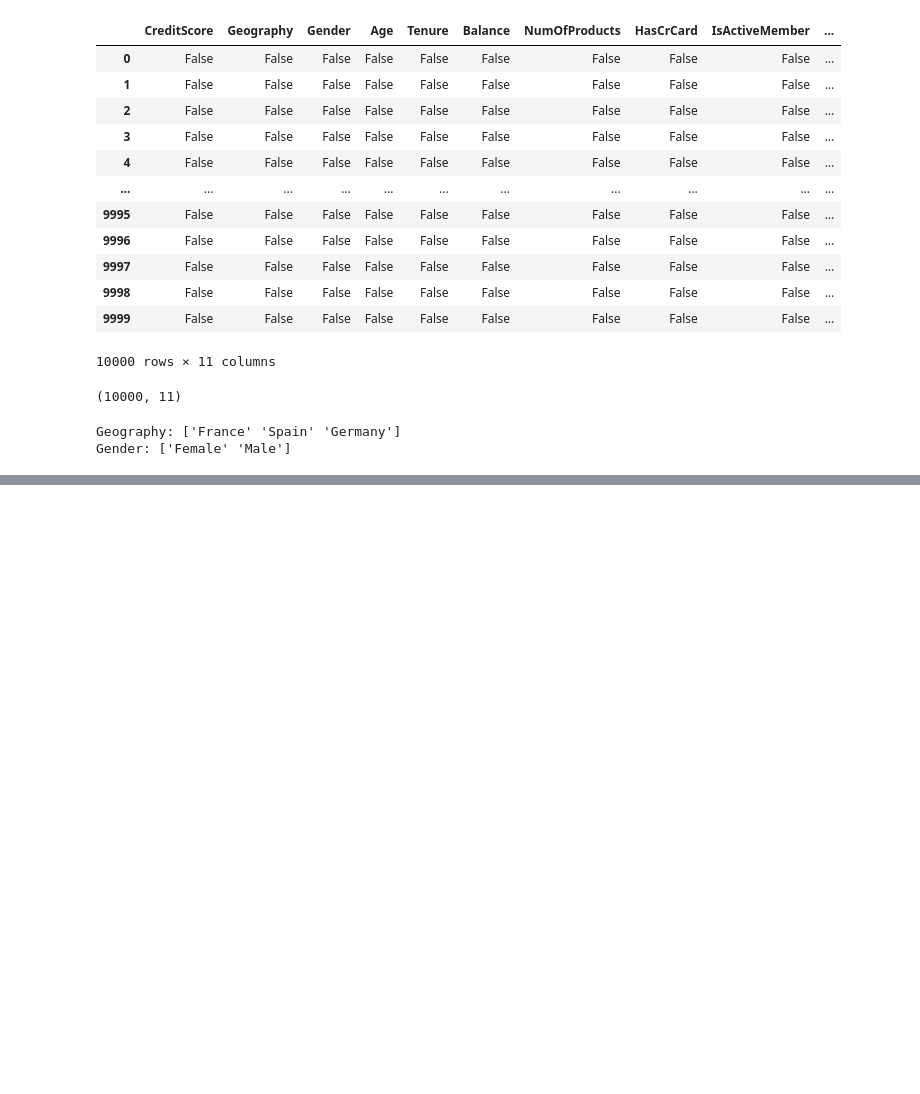
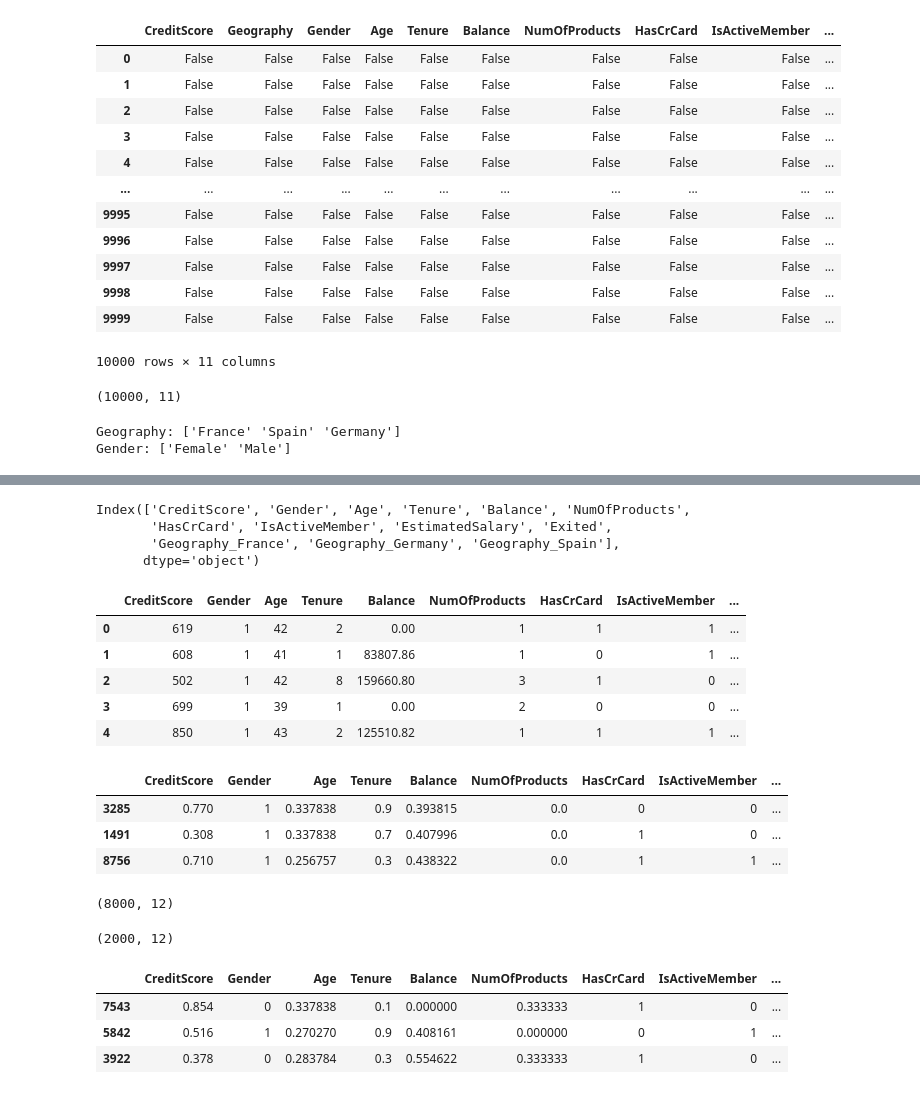
Before and after one commit to hatimkh20/customer_churn_DL, a Jupyter notebook: Customer_Churn.ipynb, the cells around one changed output, grey strips where cells are left out. Cells and saved outputs as stored; diff of their text form; code cells hidden in the pictures; blank space fills up the shorter version.

```diff
--- a/Customer_Churn.ipynb
+++ b/Customer_Churn.ipynb
@@ -92,0 +125,18 @@ Gender: ['Female' 'Male']
+# %%
+#One hot encoding other columns
+df_encode = pd.get_dummies(data=df, columns=['Geography'])
+df_encode.columns
+# %% [output]
+Index(['CreditScore', 'Gender', 'Age', 'Tenure', 'Balance', 'NumOfProducts',
+       'HasCrCard', 'IsActiveMember', 'EstimatedSalary', 'Exited',
+       'Geography_France', 'Geography_Germany', 'Geography_Spain'],
+      dtype='object')
+# %%
+df_encode.head()
+# %% [output]
+|  | CreditScore | Gender | Age | Tenure | Balance | NumOfProducts | HasCrCard | IsActiveMember | ... |
+| 0 | 619 | 1 | 42 | 2 | 0.00 | 1 | 1 | 1 | ... |
+| 1 | 608 | 1 | 41 | 1 | 83807.86 | 1 | 0 | 1 | ... |
+| 2 | 502 | 1 | 42 | 8 | 159660.80 | 3 | 1 | 0 | ... |
+| 3 | 699 | 1 | 39 | 1 | 0.00 | 2 | 0 | 0 | ... |
+| 4 | 850 | 1 | 43 | 2 | 125510.82 | 1 | 1 | 1 | ... |
@@ -92,0 +149,7 @@ Gender: ['Female' 'Male']
+# %%
+df_encode.sample(3)
+# %% [output]
+|  | CreditScore | Gender | Age | Tenure | Balance | NumOfProducts | HasCrCard | IsActiveMember | ... |
+| 3285 | 0.770 | 1 | 0.337838 | 0.9 | 0.393815 | 0.0 | 0 | 0 | ... |
+| 1491 | 0.308 | 1 | 0.337838 | 0.7 | 0.407996 | 0.0 | 1 | 0 | ... |
+| 8756 | 0.710 | 1 | 0.256757 | 0.3 | 0.438322 | 0.0 | 1 | 1 | ... |
@@ -92,0 +164,15 @@ Gender: ['Female' 'Male']
+# %%
+X_train.shape
+# %% [output]
+(8000, 12)
+# %%
+X_test.shape
+# %% [output]
+(2000, 12)
+# %%
+X_train.sample(3)
+# %% [output]
+|  | CreditScore | Gender | Age | Tenure | Balance | NumOfProducts | HasCrCard | IsActiveMember | ... |
+| 7543 | 0.854 | 0 | 0.337838 | 0.1 | 0.000000 | 0.333333 | 1 | 0 | ... |
+| 5842 | 0.516 | 1 | 0.270270 | 0.9 | 0.408161 | 0.000000 | 0 | 1 | ... |
+| 3922 | 0.378 | 0 | 0.283784 | 0.3 | 0.554622 | 0.333333 | 1 | 0 | ... |
```
Also changed, not shown: parts of 10 cells of this notebook.
